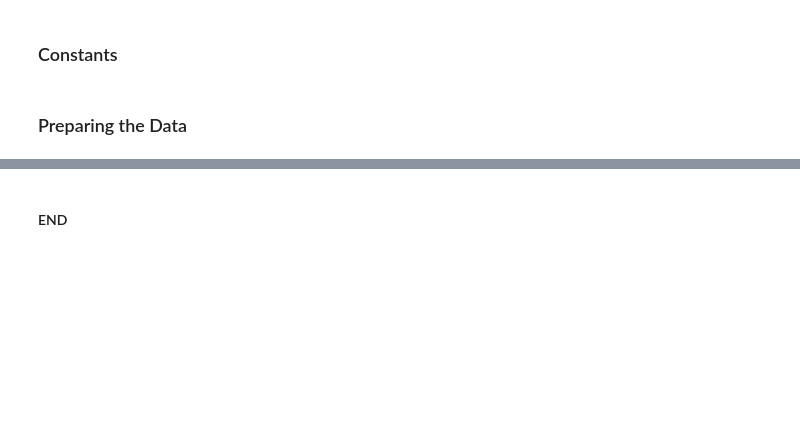
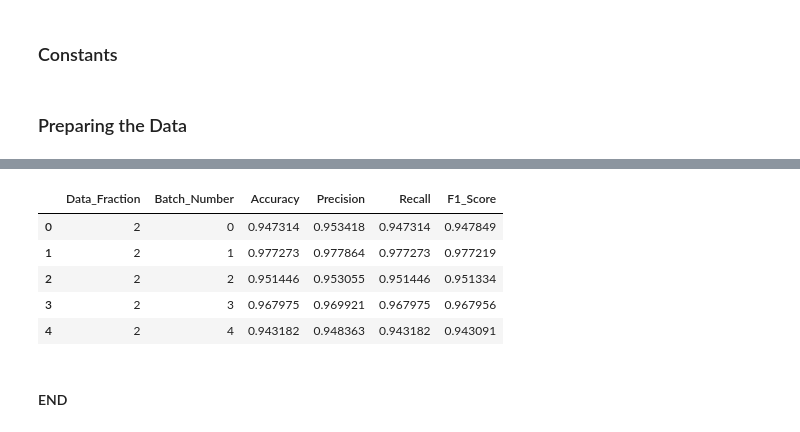
Before and after one commit to anoopsanka/retinal_oct, a Jupyter notebook: notebooks/11-Experiments_on_Supervised_Model.ipynb, the cells around one changed output, grey strips where cells are left out. Drawn from its saved outputs; the diff is of its cells as text; code cells hidden in the pictures; blank space fills up the shorter version.

```diff
--- a/notebooks/11-Experiments_on_Supervised_Model.ipynb
+++ b/notebooks/11-Experiments_on_Supervised_Model.ipynb
@@ -257,4 +302,11 @@ Fine-tuning the classifier.
 # %%
-metrics_store.head()
+metrics_store
+# %% [output]
+|  | Data_Fraction | Batch_Number | Accuracy | Precision | Recall | F1_Score |
+| 0 | 2 | 0 | 0.947314 | 0.953418 | 0.947314 | 0.947849 |
+| 1 | 2 | 1 | 0.977273 | 0.977864 | 0.977273 | 0.977219 |
+| 2 | 2 | 2 | 0.951446 | 0.953055 | 0.951446 | 0.951334 |
+| 3 | 2 | 3 | 0.967975 | 0.969921 | 0.967975 | 0.967956 |
+| 4 | 2 | 4 | 0.943182 | 0.948363 | 0.943182 | 0.943091 |
 # %% [markdown]
 #### END
```
Also changed, not shown: parts of 9 cells of this notebook.
